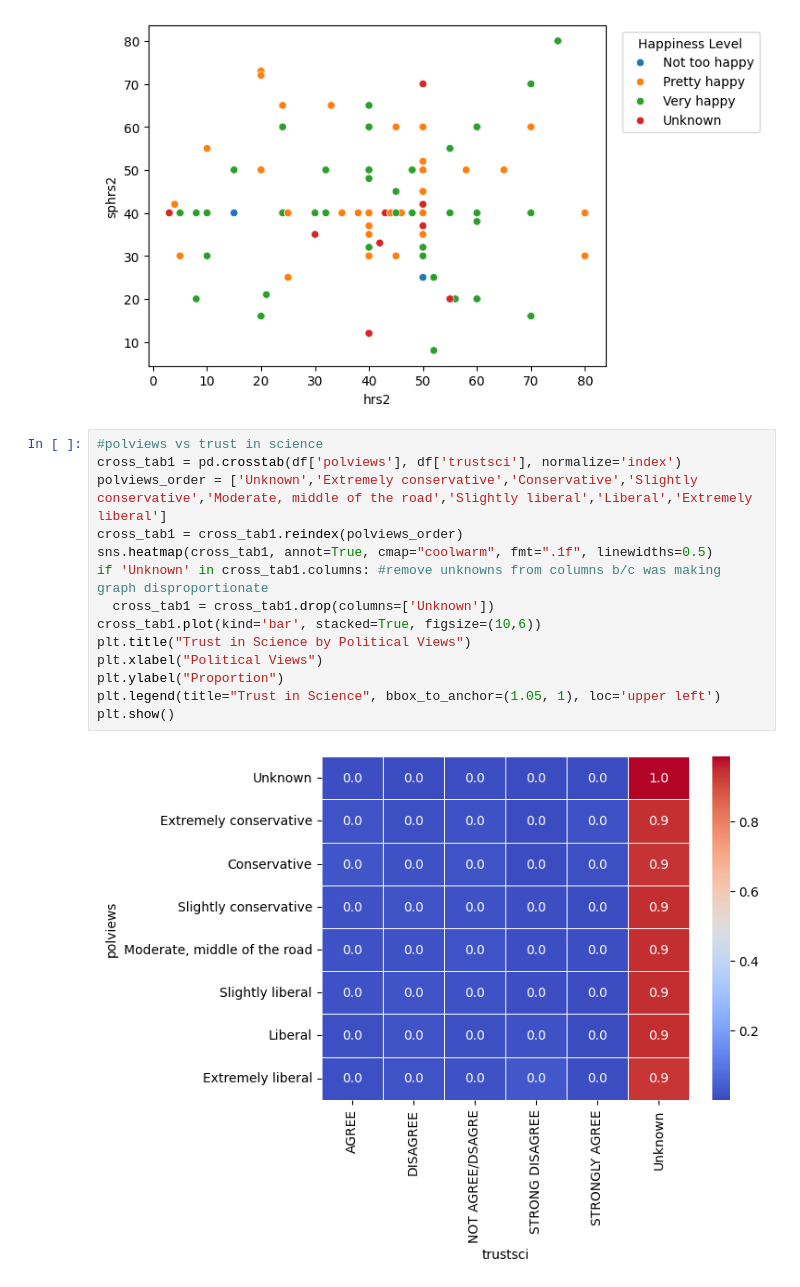
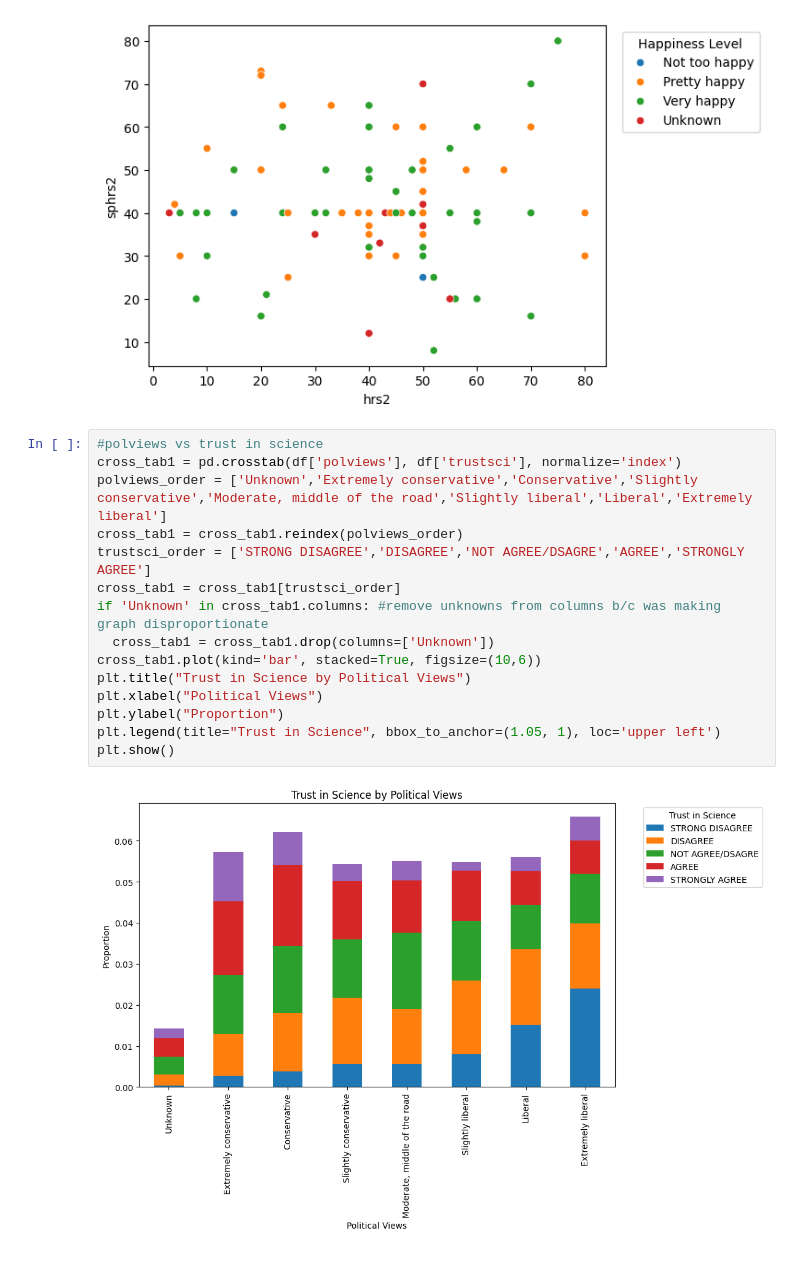
Before and after one commit to ashleynguyen04/EDA, a Jupyter notebook: lab/gss.ipynb, the cells around one changed output. Cells and saved outputs as stored; diff of their text form.

```diff
--- a/lab/gss.ipynb
+++ b/lab/gss.ipynb
@@ -204,16 +206,17 @@ plt.show()
 # %%
 #polviews vs trust in science
 cross_tab1 = pd.crosstab(df['polviews'], df['trustsci'], normalize='index')
 polviews_order = ['Unknown','Extremely conservative','Conservative','Slightly conservative','Moderate, middle of the road','Slightly liberal','Liberal','Extremely liberal']
 cross_tab1 = cross_tab1.reindex(polviews_order)
-sns.heatmap(cross_tab1, annot=True, cmap="coolwarm", fmt=".1f", linewidths=0.5)
+trustsci_order = ['STRONG DISAGREE','DISAGREE','NOT AGREE/DSAGRE','AGREE','STRONGLY AGREE']
+cross_tab1 = cross_tab1[trustsci_order]
 if 'Unknown' in cross_tab1.columns: #remove unknowns from columns b/c was making graph disproportionate
   cross_tab1 = cross_tab1.drop(columns=['Unknown'])
 cross_tab1.plot(kind='bar', stacked=True, figsize=(10,6))
 plt.title("Trust in Science by Political Views")
 plt.xlabel("Political Views")
 plt.ylabel("Proportion")
 plt.legend(title="Trust in Science", bbox_to_anchor=(1.05, 1), loc='upper left')
 plt.show()
 # %% [output]
-[figure, old version]
+[figure, new version]
```
Also changed, not shown: parts of 4 cells of this notebook.
